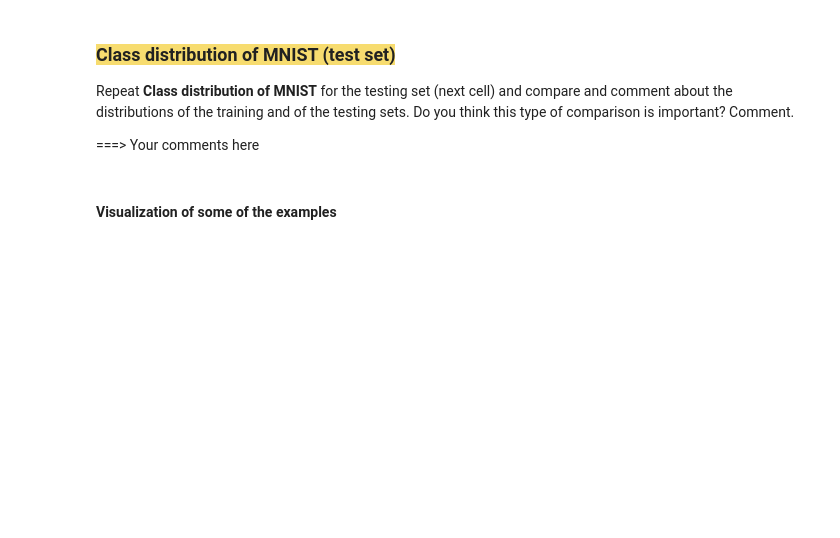
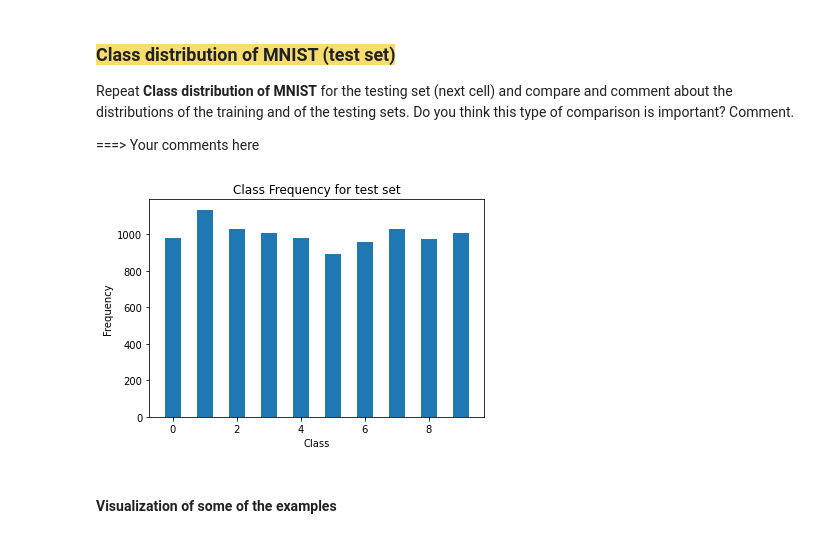
Before and after one commit to caiotda/MAC0460, a Jupyter notebook: EPs/EP3/ep03_logistic_regression.ipynb, the cells around one changed output. Drawn from its saved outputs; the diff is of its cells as text; code cells hidden in the pictures; blank space fills up the shorter version.

Commit message:
[chore] Implements classification for student data

```diff
--- a/EPs/EP3/ep03_logistic_regression.ipynb
+++ b/EPs/EP3/ep03_logistic_regression.ipynb
@@ -449,3 +543,19 @@ Repeat **Class distribution of MNIST** for the testing set (next cell) and compa
+# %%
+# ===> Your code here
+unique, counts = np.unique(y_test_all, return_counts=True)
+plt.bar(unique, counts, 0.5)
+plt.title('Class Frequency for test set')
+plt.xlabel('Class')
+plt.ylabel('Frequency')
+plt.show()
+
+"""
+this comparison is important because we're trying to guarantee that our model generalizes well. Because the train
+and test set follow almost the same distribution, we know the model wasn't fed biased train data and could
+generalize well.
+"""
+# %% [output]
+[figure, added]
 # %% [markdown]
 #### Visualization of some of the examples
 # %%
```
Also changed, not shown: parts of 21 cells of this notebook.
